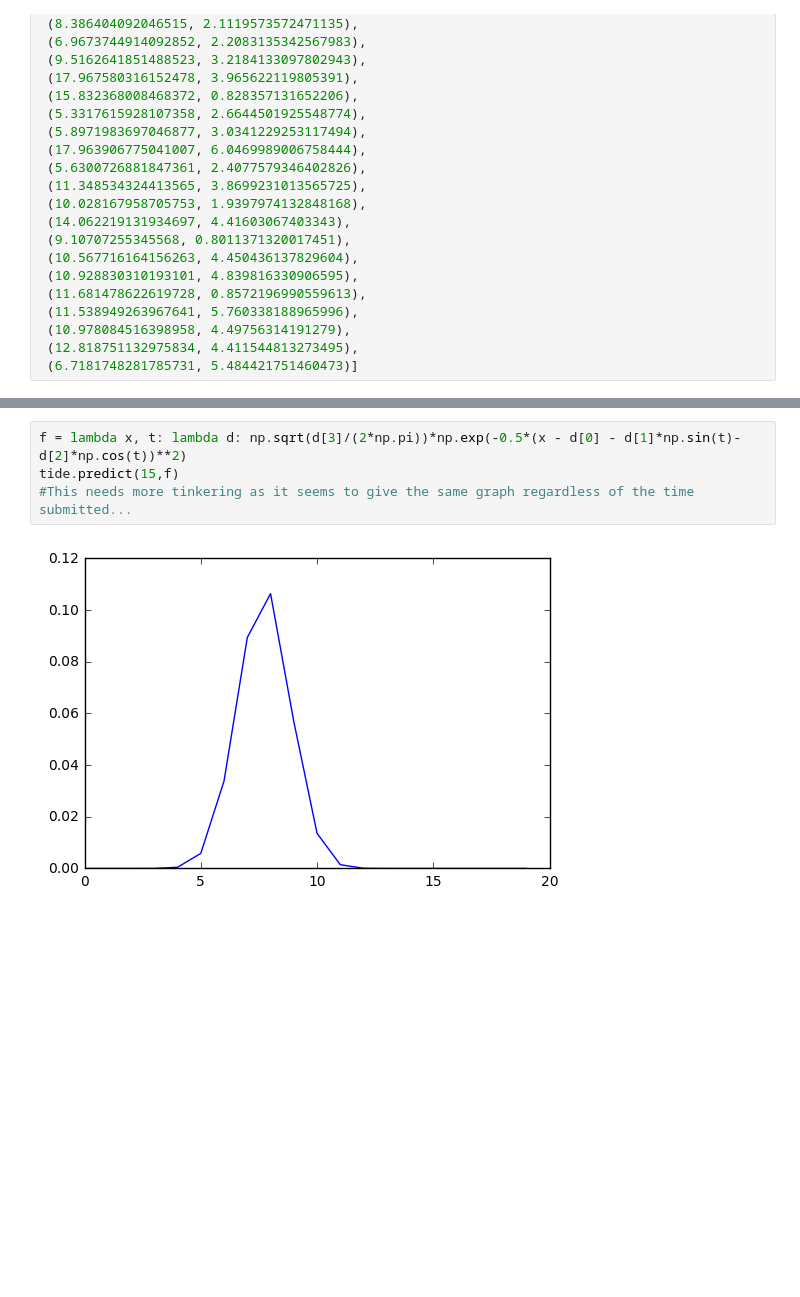
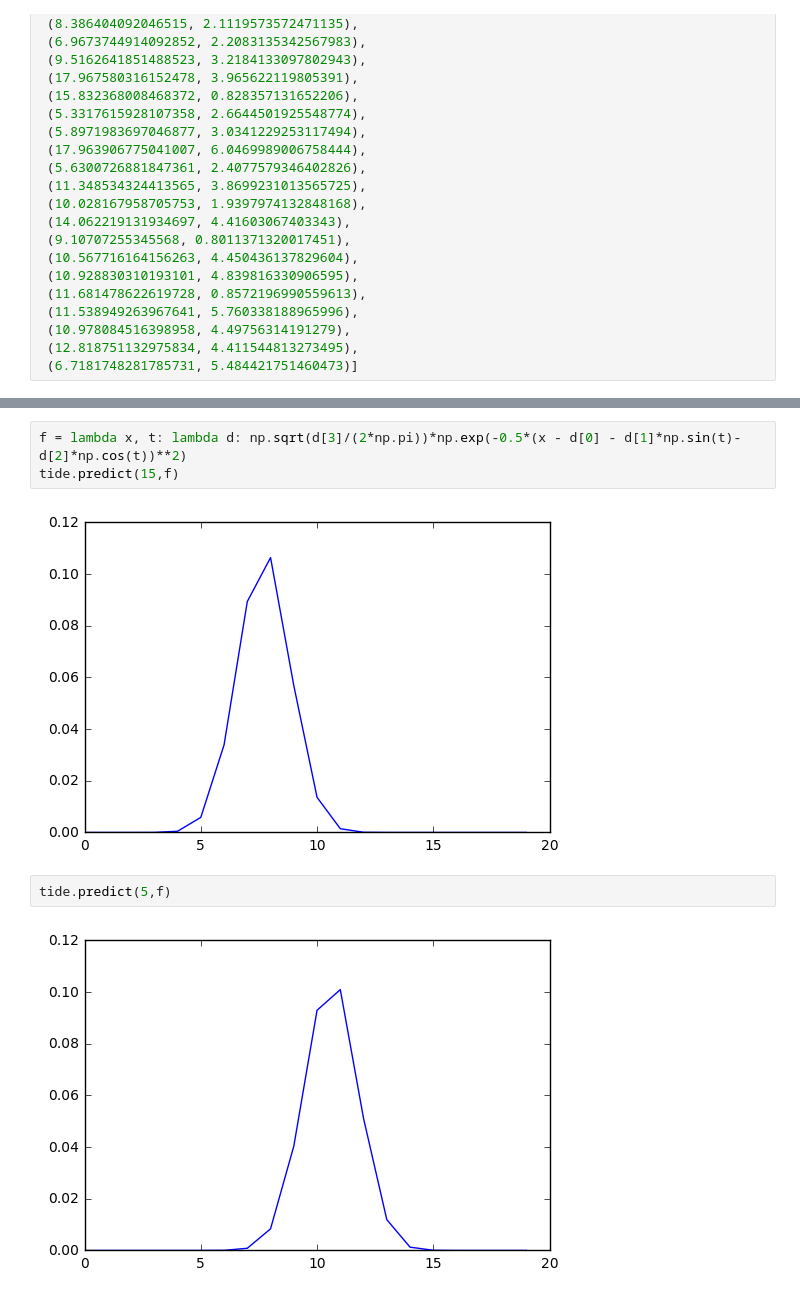
Before and after one commit to jmnosal/GA-DSI-projects, a Jupyter notebook: project-04/John Nosal Project 4 - Bayes MCMC-Final.ipynb, the cells around one changed output, grey strips where cells are left out. Saved outputs shown, nothing was run; the diff lists cells and outputs as text; blank space fills up the shorter version.

```diff
--- a/project-04/John Nosal Project 4 - Bayes MCMC-Final.ipynb
+++ b/project-04/John Nosal Project 4 - Bayes MCMC-Final.ipynb
@@ -190,6 +190,9 @@ Omega0 = 9.47709804643, Omega1 = -0.605548600329, Omega2 = 1.8035627746, Lambda
 # %%
 f = lambda x, t: lambda d: np.sqrt(d[3]/(2*np.pi))*np.exp(-0.5*(x - d[0] - d[1]*np.sin(t)-d[2]*np.cos(t))**2)
 tide.predict(15,f)
-#This needs more tinkering as it seems to give the same graph regardless of the time submitted...
 # %% [output]
 [figure]
+# %%
+tide.predict(5,f)
+# %% [output]
+[figure, added]
```
Also changed, not shown: parts of 2 cells of this notebook.
